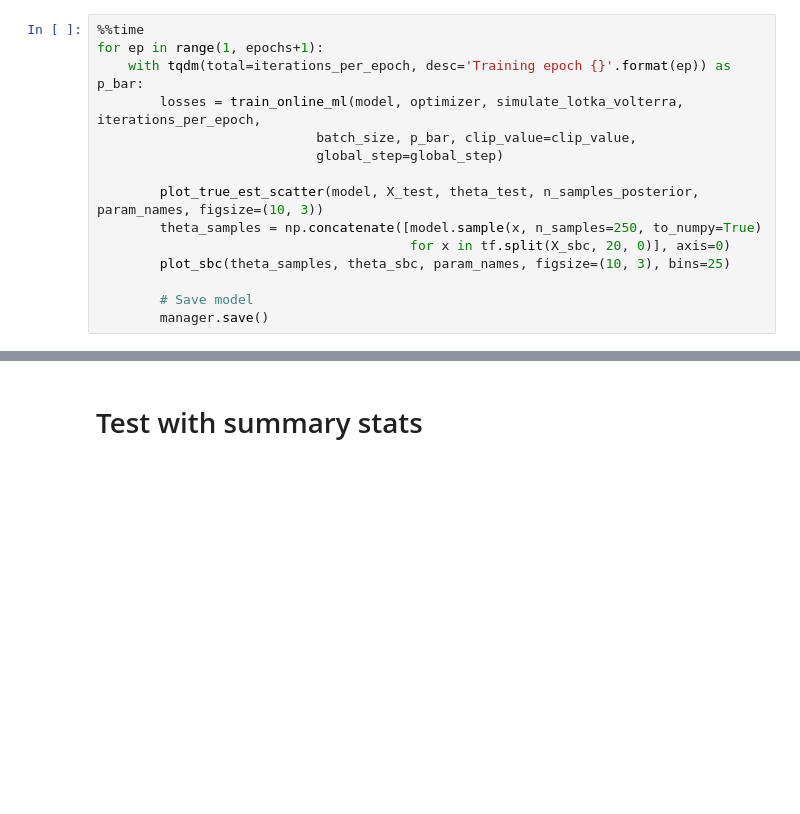
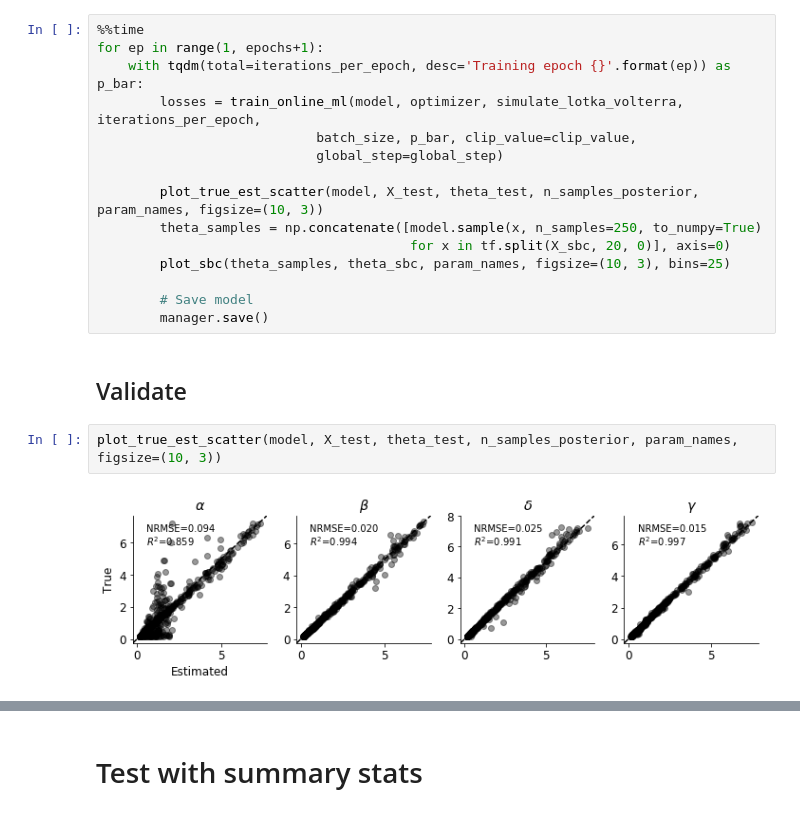
Before and after one commit to stefanradev93/cINN, a Jupyter notebook: Lotka-Volterra_cINN.ipynb, the cells around one changed output, grey strips where cells are left out. Cells and saved outputs as stored; diff of their text form; blank space fills up the shorter version.

```diff
--- a/Lotka-Volterra_cINN.ipynb
+++ b/Lotka-Volterra_cINN.ipynb
@@ -113,3 +120,9 @@ for ep in range(1, epochs+1):
 
         # Save model
         manager.save()
+# %% [markdown]
+## Validate
+# %%
+plot_true_est_scatter(model, X_test, theta_test, n_samples_posterior, param_names, figsize=(10, 3))
+# %% [output]
+[figure, added]
```
Also changed, not shown: parts of 7 cells of this notebook, 8 other files.
